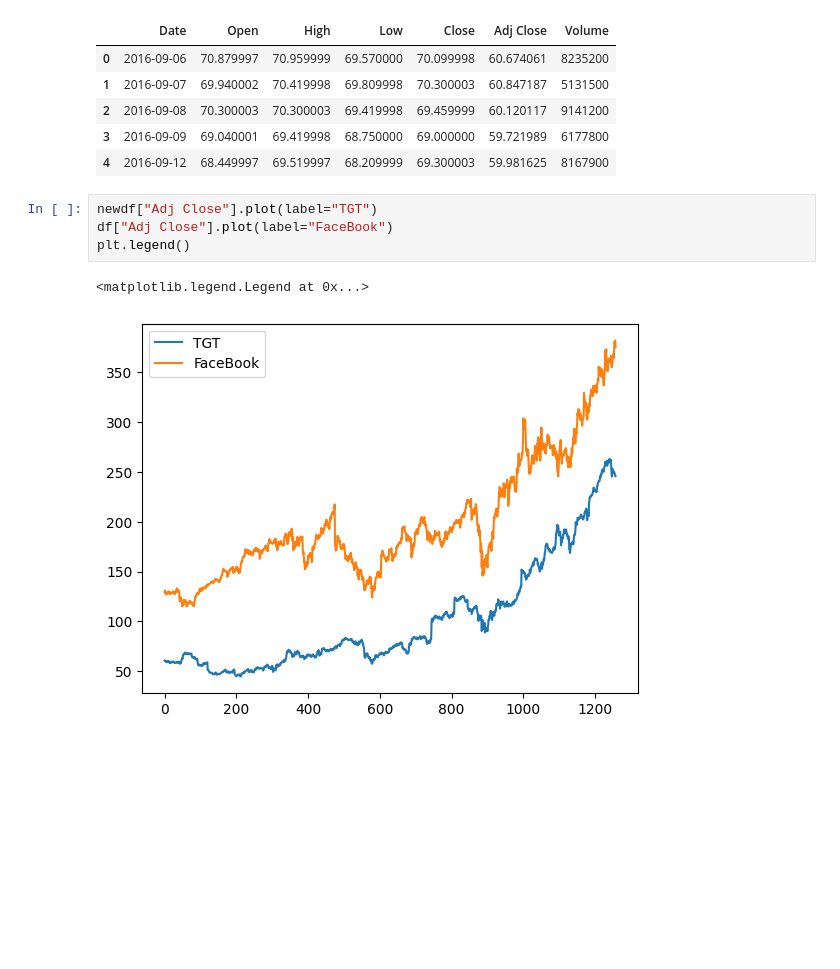
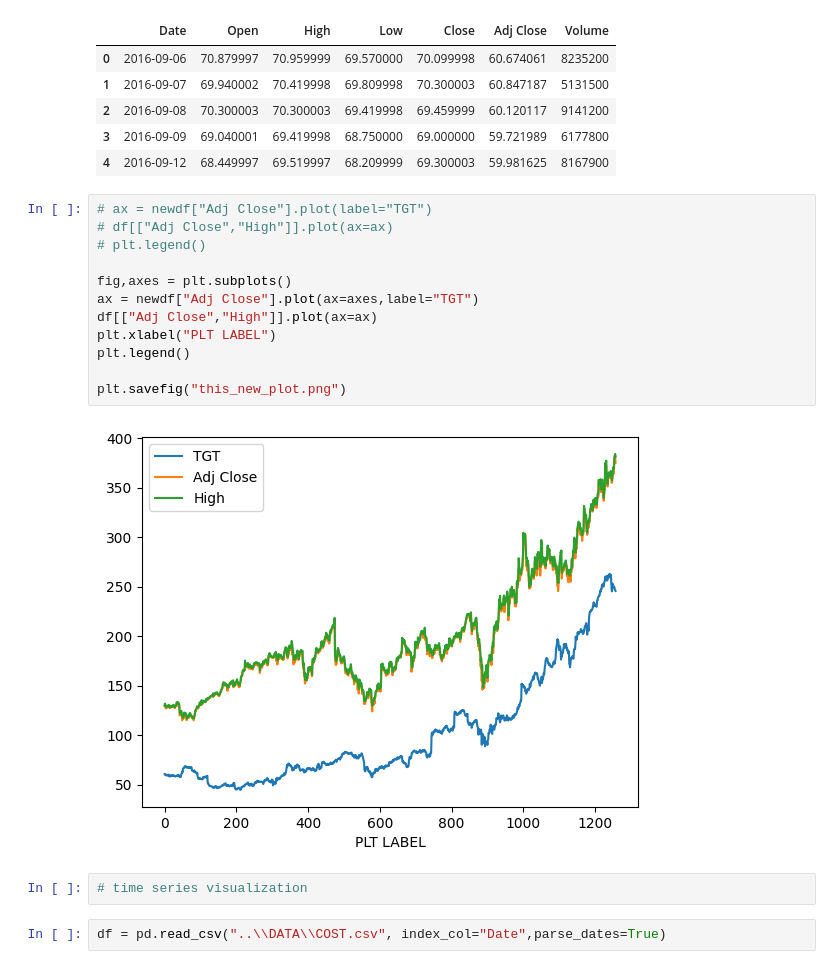
Before and after one commit to MJalingo/python_for_finance, a Jupyter notebook: Python-Finance-QuantConnect/05-Pandas-and-Finance/mynotes.ipynb, the cells around one changed output. Drawn from its saved outputs; the diff is of its cells as text; blank space fills up the shorter version.

```diff
--- a/Python-Finance-QuantConnect/05-Pandas-and-Finance/mynotes.ipynb
+++ b/Python-Finance-QuantConnect/05-Pandas-and-Finance/mynotes.ipynb
@@ -165,9 +163,20 @@ newdf.head()
 | 3 | 2016-09-09 | 69.040001 | 69.419998 | 68.750000 | 69.000000 | 59.721989 | 6177800 |
 | 4 | 2016-09-12 | 68.449997 | 69.519997 | 68.209999 | 69.300003 | 59.981625 | 8167900 |
 # %%
-newdf["Adj Close"].plot(label="TGT")
-df["Adj Close"].plot(label="FaceBook")
+# ax = newdf["Adj Close"].plot(label="TGT")
+# df[["Adj Close","High"]].plot(ax=ax)
+# plt.legend()
+
+fig,axes = plt.subplots()
+ax = newdf["Adj Close"].plot(ax=axes,label="TGT")
+df[["Adj Close","High"]].plot(ax=ax)
+plt.xlabel("PLT LABEL")
 plt.legend()
+
+plt.savefig("this_new_plot.png")
 # %% [output]
-<matplotlib.legend.Legend at 0x...>
-[figure, old version]
+[figure, new version]
+# %%
+# time series visualization
+# %%
+df = pd.read_csv("..\\DATA\\COST.csv", index_col="Date",parse_dates=True)
```
Also changed, not shown: parts of 5 cells of this notebook, 2 other files.
